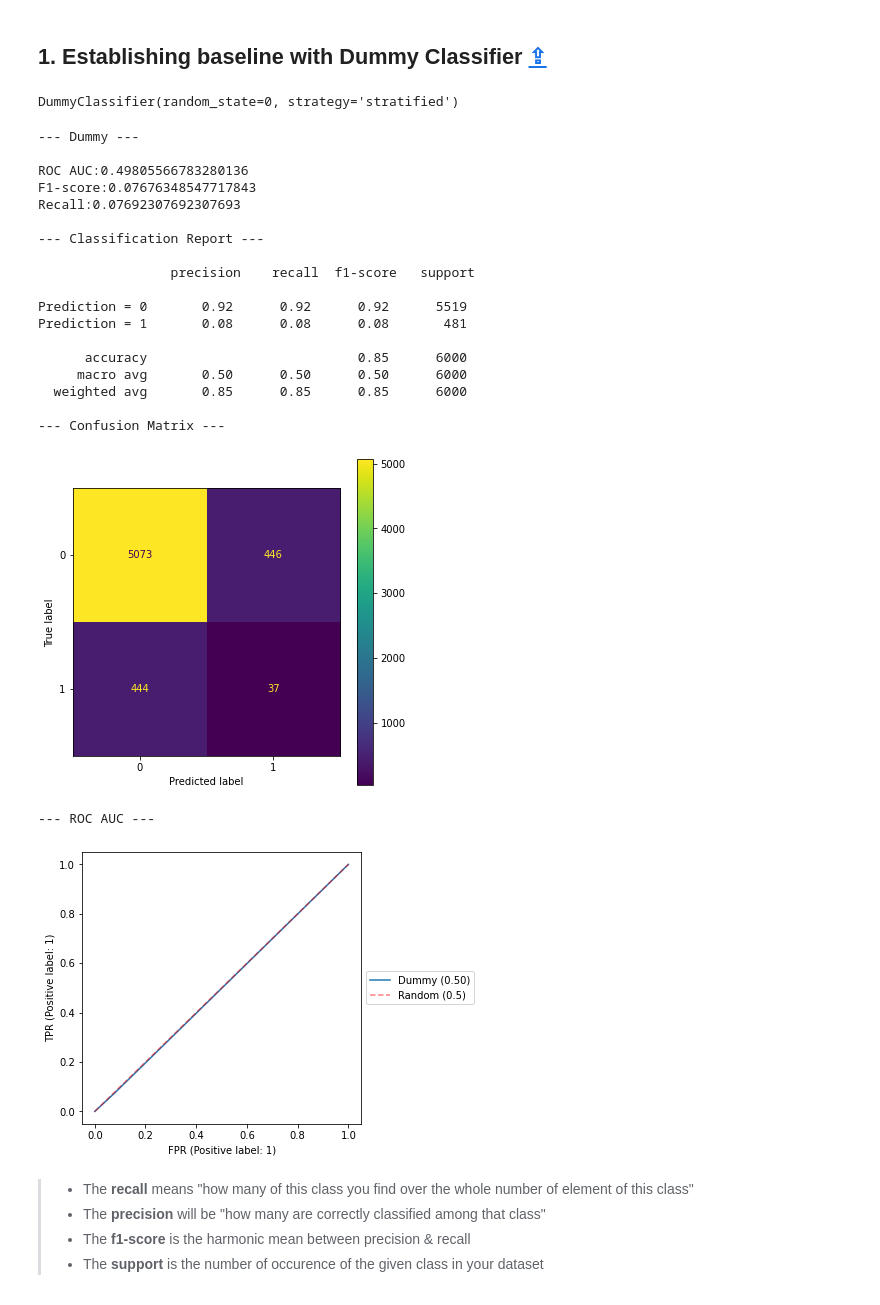
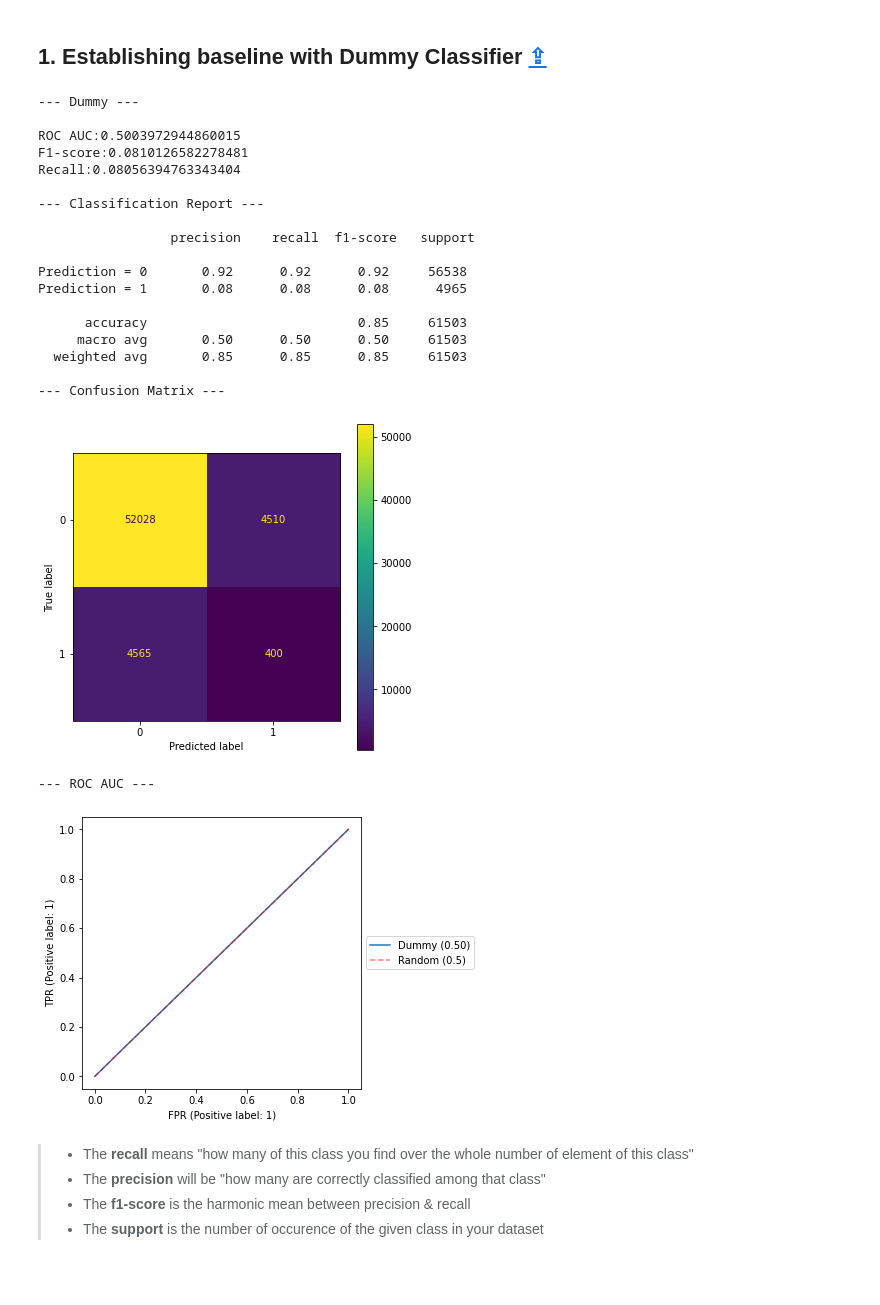
Before and after one commit to Valkea/OC_AI_04, a Jupyter notebook: 02_Scoring.ipynb, the cells around one changed output. Cells and saved outputs as stored; diff of their text form; code cells hidden in the pictures.

```diff
--- a/02_Scoring.ipynb
+++ b/02_Scoring.ipynb
@@ -382,35 +407,33 @@ from sklearn.dummy import DummyClassifier
 # %%
-clf_dummy = DummyClassifier(strategy='stratified', random_state=0)
+t0 = time.perf_counter()
+
 clf_dummy.fit(X_train, y_train)
+
+tt = time.perf_counter() - t0
-# %% [output]
-DummyClassifier(random_state=0, strategy='stratified')
-# %%
-y_pred_dummy = clf_dummy.predict(X_test)
-y_pred_proba_dummy = clf_dummy.predict_proba(X_test)[:,1]
-
-get_scores("Dummy", y_test, y_pred_dummy, y_pred_proba_dummy, register=True)
-# %% [output]
---- Dummy ---
-
-ROC AUC:0.49805566783280136
-F1-score:0.07676348547717843
-Recall:0.07692307692307693
-
---- Classification Report ---
-
-                 precision    recall  f1-score   support
-
-Prediction = 0       0.92      0.92      0.92      5519
-Prediction = 1       0.08      0.08      0.08       481
-
-      accuracy                           0.85      6000
-     macro avg       0.50      0.50      0.50      6000
-  weighted avg       0.85      0.85      0.85      6000
-
---- Confusion Matrix ---
-[figure, removed]
---- ROC AUC ---
-[figure, removed]
+# %%
+get_scores("Dummy", clf_dummy, training_time=tt, register=True)
+# %% [output]
+--- Dummy ---
+
+ROC AUC:0.5003972944860015
+F1-score:0.0810126582278481
+Recall:0.08056394763343404
+
+--- Classification Report ---
+
+                 precision    recall  f1-score   support
+
+Prediction = 0       0.92      0.92      0.92     56538
+Prediction = 1       0.08      0.08      0.08      4965
+
+      accuracy                           0.85     61503
+     macro avg       0.50      0.50      0.50     61503
+  weighted avg       0.85      0.85      0.85     61503
+
+--- Confusion Matrix ---
+[figure, added]
+--- ROC AUC ---
+[figure, added]
 # %% [markdown]
 > - The **recall** means "how many of this class you find over the whole number of element of this class"
 > - The **precision** will be "how many are correctly classified among that class"
```
Also changed, not shown: parts of 138 cells of this notebook.
